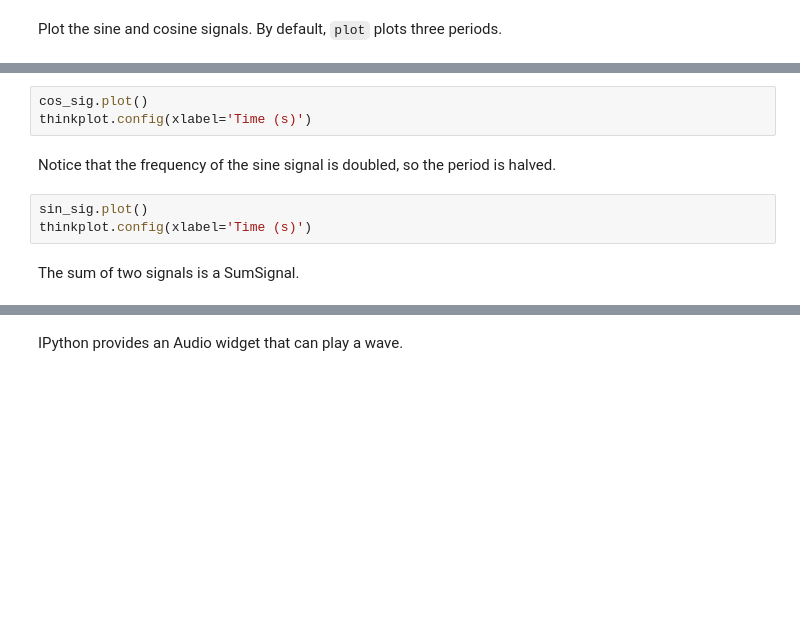
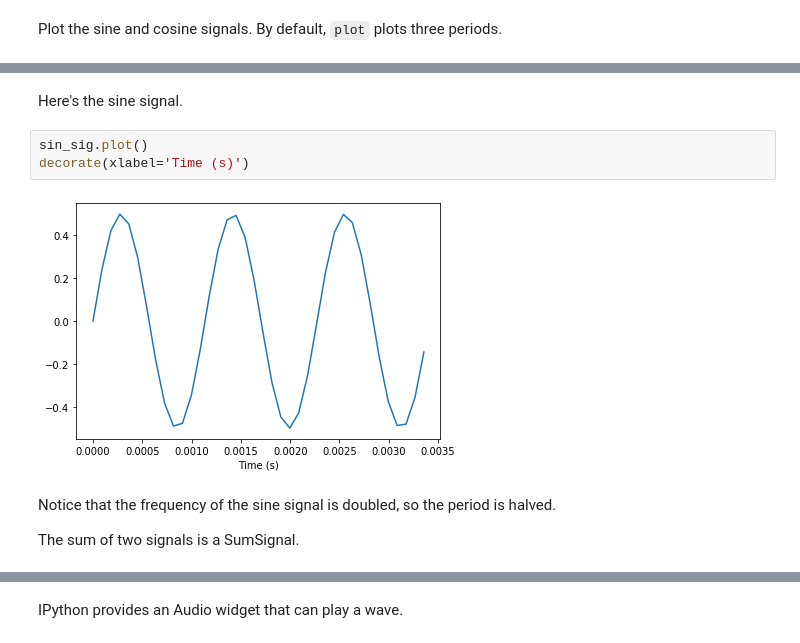
Before and after one commit to AllenDowney/ThinkDSP, a Jupyter notebook: code/chap01.ipynb, the cells around one changed output, grey strips where cells are left out. Saved outputs shown, nothing was run; the diff lists cells and outputs as text; blank space fills up the shorter version.

```diff
--- a/code/chap01.ipynb
+++ b/code/chap01.ipynb
@@ -39,13 +40,14 @@ Plot the sine and cosine signals.  By default, `plot` plots three periods.
+# %% [markdown]
+Here's the sine signal.
 # %%
-cos_sig.plot()
-thinkplot.config(xlabel='Time (s)')
+sin_sig.plot()
+decorate(xlabel='Time (s)')
+# %% [output]
+[figure, added]
 # %% [markdown]
 Notice that the frequency of the sine signal is doubled, so the period is halved.
+
+The sum of two signals is a SumSignal.
-# %%
-sin_sig.plot()
-thinkplot.config(xlabel='Time (s)')
-# %% [markdown]
-The sum of two signals is a SumSignal.
 # %%
 mix = sin_sig + cos_sig
 mix
```
Also changed, not shown: parts of 37 cells of this notebook.
